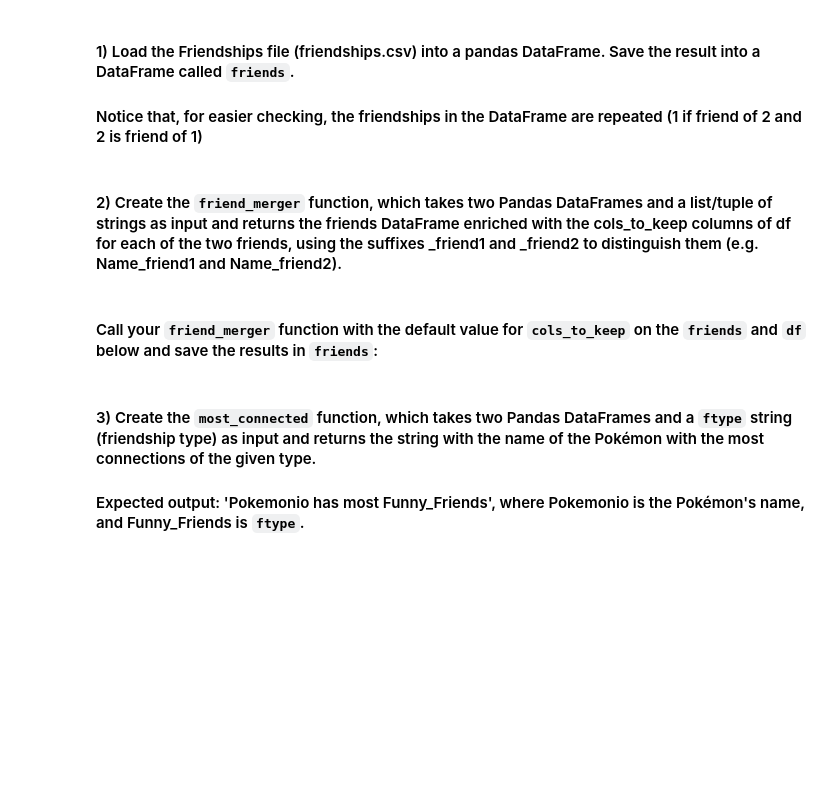
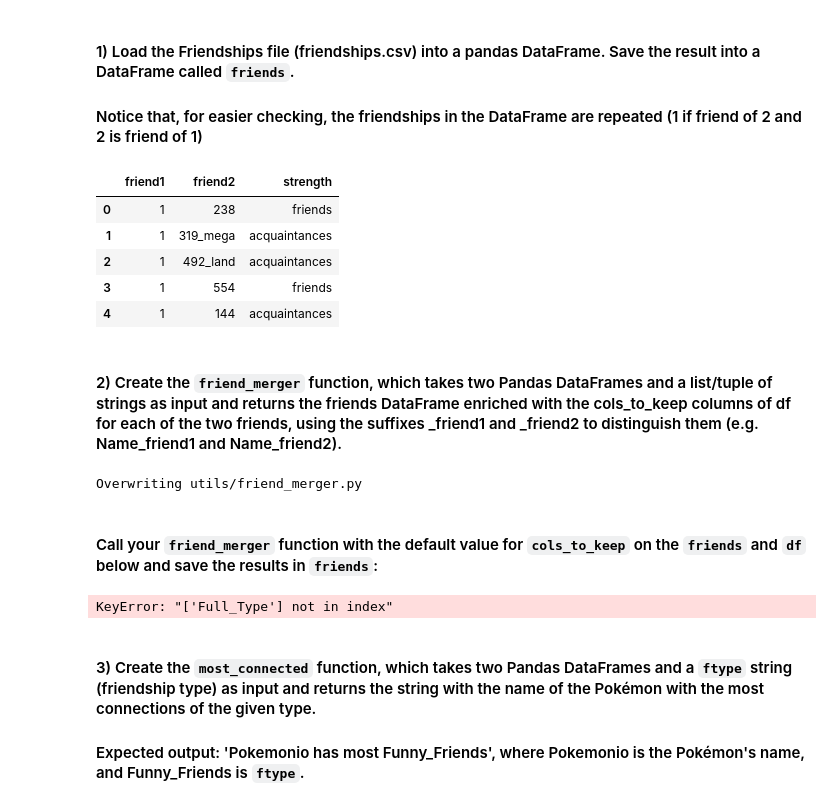
Before and after one commit to marianafssilva05/P4DC_Group_34, a Jupyter notebook: assignment.ipynb, the cells around one changed output. Drawn from its saved outputs; the diff is of its cells as text; code cells hidden in the pictures; blank space fills up the shorter version.

```diff
--- a/assignment.ipynb
+++ b/assignment.ipynb
@@ -299,8 +336,16 @@ PHEWWWW, our representative is still in the top 5, but we will have to test late
 
 #### Notice that, for easier checking, the friendships in the DataFrame are repeated (1 if friend of 2 and 2 is friend of 1)
 # %%
-# Your code goes here
-pass
+# Load friendships dataset
+friends = pd.read_csv("data/friendships.csv", sep=";")
+friends.head()
+# %% [output]
+|  | friend1 | friend2 | strength |
+| 0 | 1 | 238 | friends |
+| 1 | 1 | 319_mega | acquaintances |
+| 2 | 1 | 492_land | acquaintances |
+| 3 | 1 | 554 | friends |
+| 4 | 1 | 144 | acquaintances |
 # %% [markdown]
 #### 2) Create the **`friend_merger`** function, which takes two Pandas DataFrames and a list/tuple of strings as input and returns the friends DataFrame enriched with the cols_to_keep columns of df for each of the two friends, using the suffixes _friend1 and _friend2 to distinguish them (e.g. Name_friend1 and Name_friend2).
 # %%
@@ -313,14 +358,38 @@ def friend_merger(
         cols_to_keep=("Name", "Generation", "Legendary", "Type_Full")
 ):
     # Your code goes here
-    pass
+    cols = list(cols_to_keep)
+
+    # Merge attributes for friend1
+    merged_f1 = pd.merge(
+        friends,
+        df[cols],
+        left_on="friend1",
+        right_index=True,
+        how="left"
+    )
+
+    # Merge attributes for friend2 and apply suffixes
+    merged_both = pd.merge(
+        merged_f1,
+        df[cols],
+        left_on="friend2",
+        right_index=True,
+        how="left",
+        suffixes=("_friend1", "_friend2")
+    )
+    return merged_both
+# %% [output]
+Overwriting utils/friend_merger.py
 # %% [markdown]
 #### Call your `friend_merger` function with the default value for `cols_to_keep` on the `friends` and `df` below and save the results in `friends`:
 # %%
 %run utils/friend_merger.py
 # Here the correct arguments should be added
 
-friends = friend_merger(...)
+friends = friend_merger(friends, df)
+# %% [output]
+KeyError: "['Full_Type'] not in index"
 # %% [markdown]
 #### 3) Create the **`most_connected`** function, which takes two Pandas DataFrames and a `ftype` string (friendship type) as input and returns the string with the name of the Pokémon with the most connections of the given type.
 
```
Also changed, not shown: parts of 24 cells of this notebook, 5 other files.
